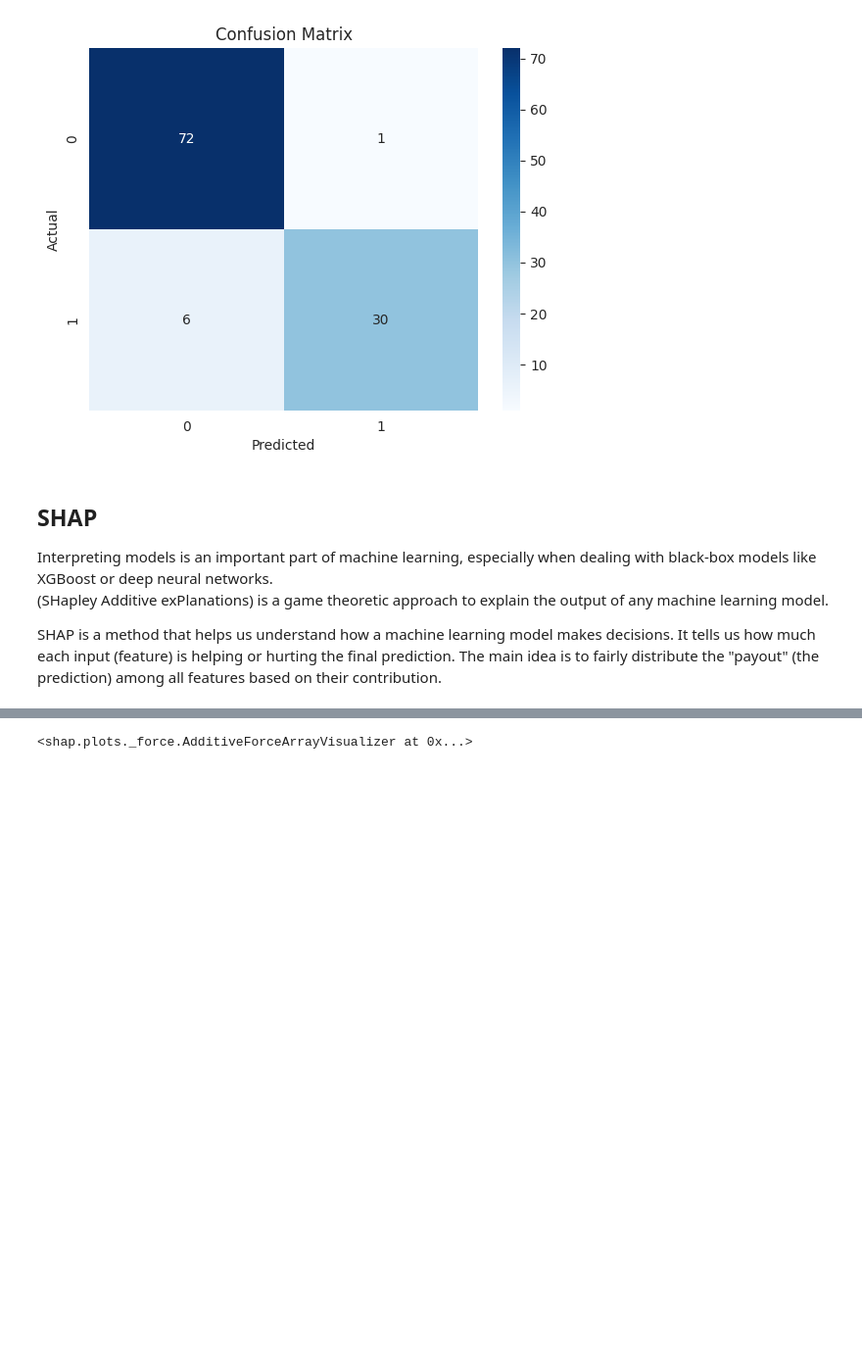
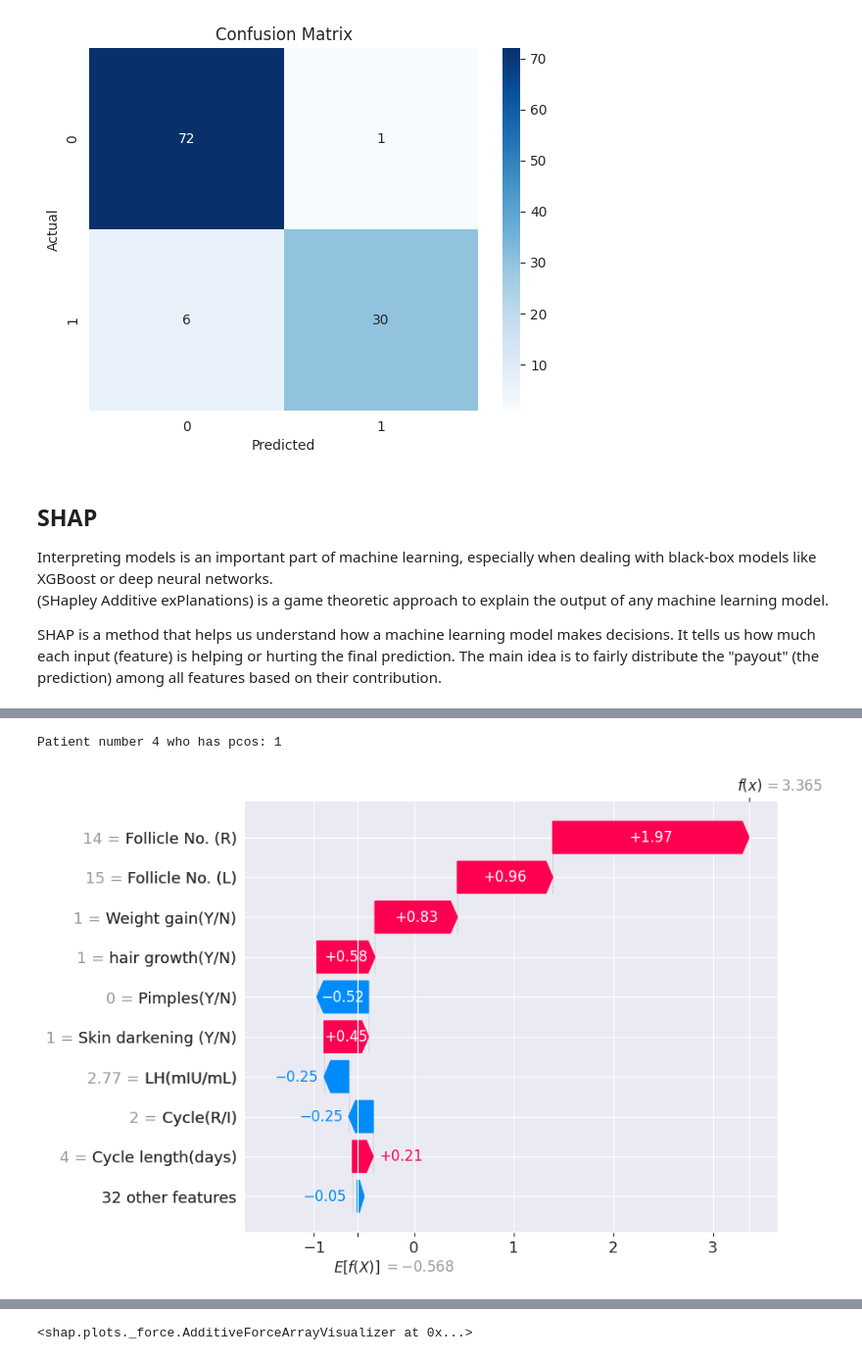
Before and after one commit to Parmida79/hera-care, a Jupyter notebook: models/xgboost.ipynb, the cells around one changed output, grey strips where cells are left out. Shown at 98% size. Drawn from its saved outputs; the diff is of its cells as text; code cells hidden in the pictures; blank space fills up the shorter version.

```diff
--- a/models/xgboost.ipynb
+++ b/models/xgboost.ipynb
@@ -276,3 +299,10 @@ shap.waterfall_plot(shap_values[0])
+# %%
+# waterfall shap explanation for a person with PCOS
+print('Patient number 6 who has pcos:', y_pred_test[5])
+shap.waterfall_plot(shap_values[5])
+# %% [output]
+Patient number 4 who has pcos: 1
+[figure, added]
 # %%
 # shap.force_plot(explainer.expected_value, shap_values[0].values, X_test.iloc[0, :], matplotlib=True)
 
```
Also changed, not shown: parts of 10 cells of this notebook, 2 other files.
